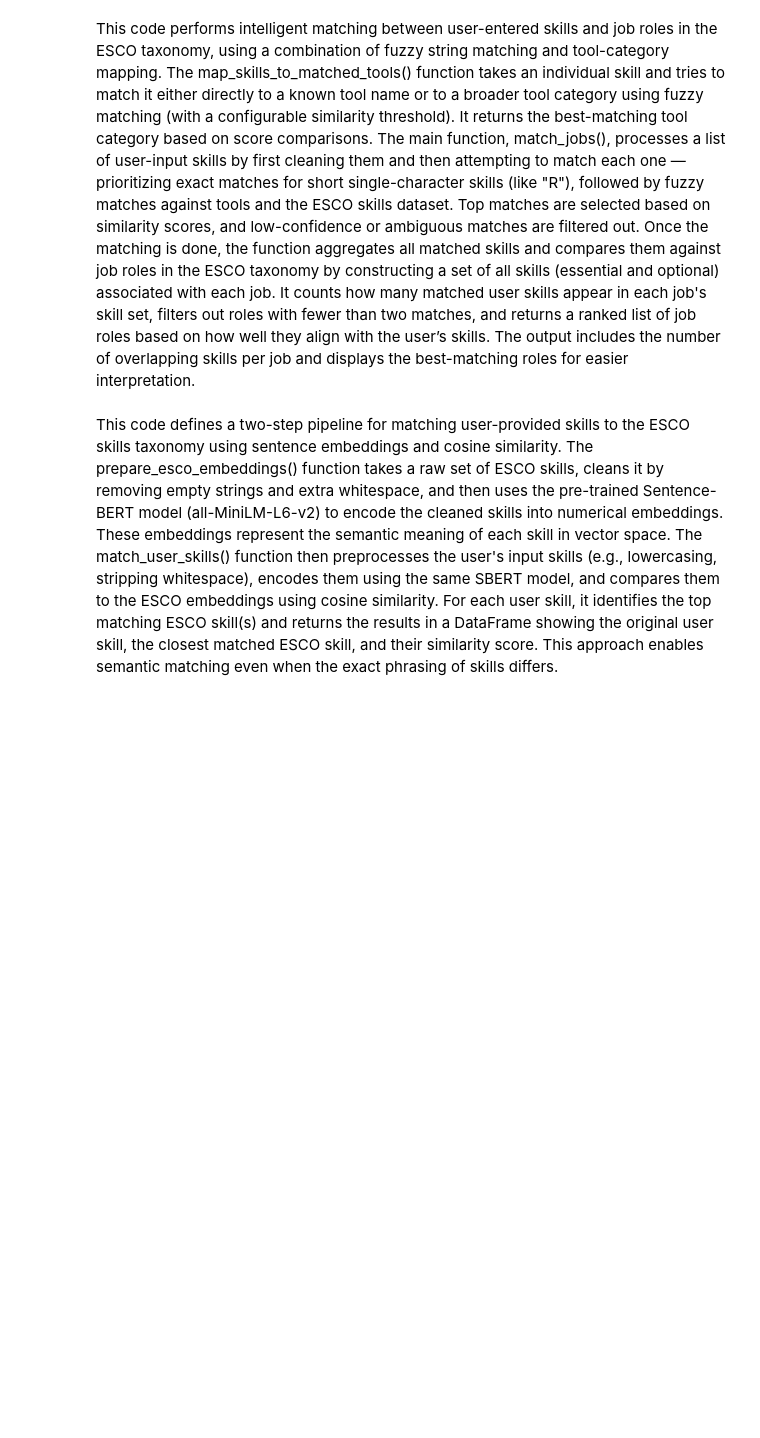
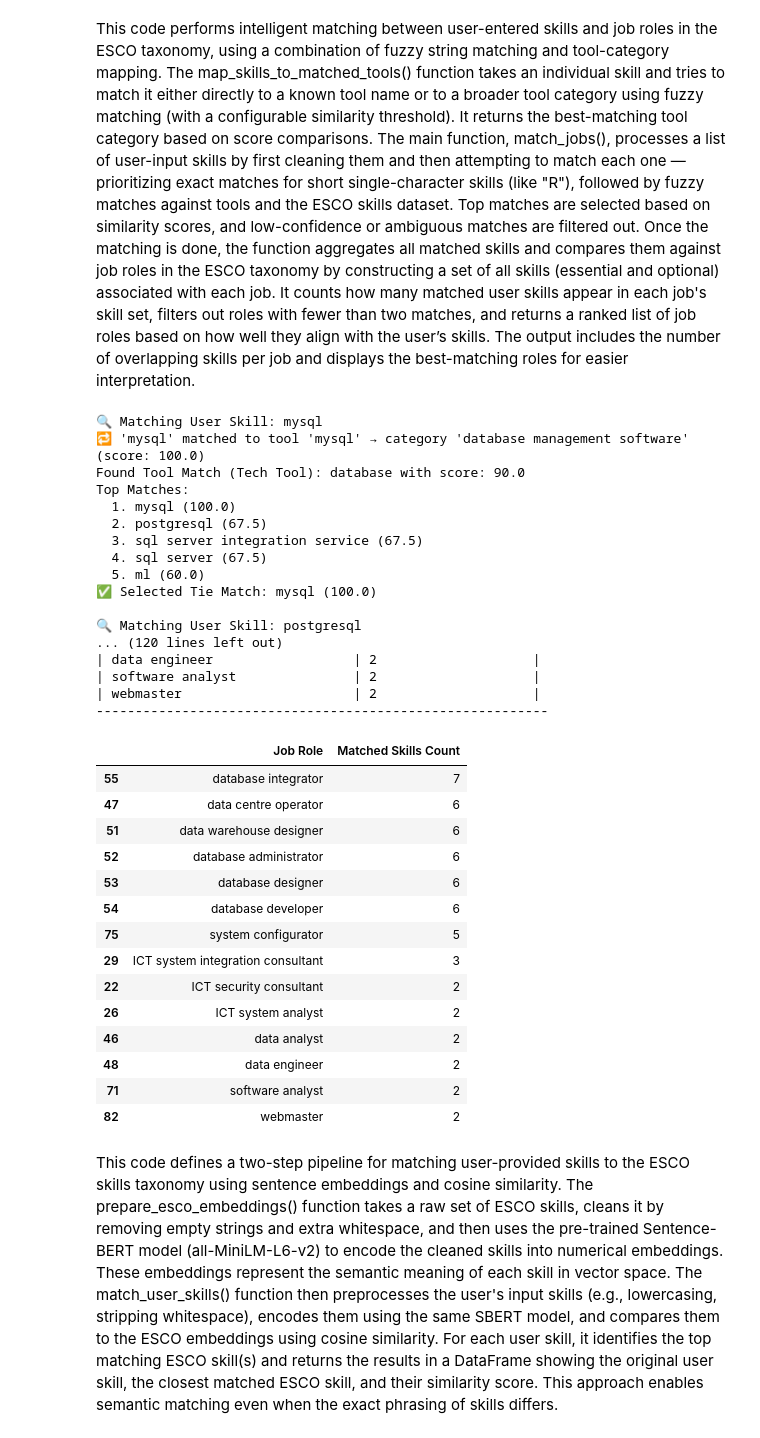
Before and after one commit to DikshyaLimbu/TechSkillSync, a Jupyter notebook: notebooks/Skill Matching.ipynb, the cells around one changed output. Drawn from its saved outputs; the diff is of its cells as text; code cells hidden in the pictures; blank space fills up the shorter version.

```diff
--- a/notebooks/Skill Matching.ipynb
+++ b/notebooks/Skill Matching.ipynb
@@ -322,6 +326,41 @@ def match_jobs(user_skills, threshold):
 # %%
 cybersecurity_analyst_skills = ["MySQL", "PostgreSQL", "Database backup and recovery", "Performance tuning", "SQL", "Stored procedures", "Data modelling", "Oracle", "ETL", "Indexing"]
 
-match_jobs(cybersecurity_analyst_skills, threshold=85)
+found_skills = match_skills_esco_fuzzy(cybersecurity_analyst_skills, threshold=85)
+
+match_skills_job(found_skills)
+# %% [output]
+🔍 Matching User Skill: mysql
+🔁 'mysql' matched to tool 'mysql' → category 'database management software' (score: 100.0)
+Found Tool Match (Tech Tool): database with score: 90.0
+Top Matches:
+  1. mysql (100.0)
+  2. postgresql (67.5)
+  3. sql server integration service (67.5)
+  4. sql server (67.5)
+  5. ml (60.0)
+✅ Selected Tie Match: mysql (100.0)
+
+🔍 Matching User Skill: postgresql
+... (120 lines left out)
+| data engineer                  | 2                    |
+| software analyst               | 2                    |
+| webmaster                      | 2                    |
+----------------------------------------------------------
+|  | Job Role | Matched Skills Count |
+| 55 | database integrator | 7 |
+| 47 | data centre operator | 6 |
+| 51 | data warehouse designer | 6 |
+| 52 | database administrator | 6 |
+| 53 | database designer | 6 |
+| 54 | database developer | 6 |
+| 75 | system configurator | 5 |
+| 29 | ICT system integration consultant | 3 |
+| 22 | ICT security consultant | 2 |
+| 26 | ICT system analyst | 2 |
+| 46 | data analyst | 2 |
+| 48 | data engineer | 2 |
+| 71 | software analyst | 2 |
+| 82 | webmaster | 2 |
 # %% [markdown]
 This code defines a two-step pipeline for matching user-provided skills to the ESCO skills taxonomy using sentence embeddings and cosine similarity. The prepare_esco_embeddings() function takes a raw set of ESCO skills, cleans it by removing empty strings and extra whitespace, and then uses the pre-trained Sentence-BERT model (all-MiniLM-L6-v2) to encode the cleaned skills into numerical embeddings. These embeddings represent the semantic meaning of each skill in vector space. The match_user_skills() function then preprocesses the user's input skills (e.g., lowercasing, stripping whitespace), encodes them using the same SBERT model, and compares them to the ESCO embeddings using cosine similarity. For each user skill, it identifies the top matching ESCO skill(s) and returns the results in a DataFrame showing the original user skill, the closest matched ESCO skill, and their similarity score. This approach enables semantic matching even when the exact phrasing of skills differs.
```
Also changed, not shown: parts of 7 cells of this notebook.
